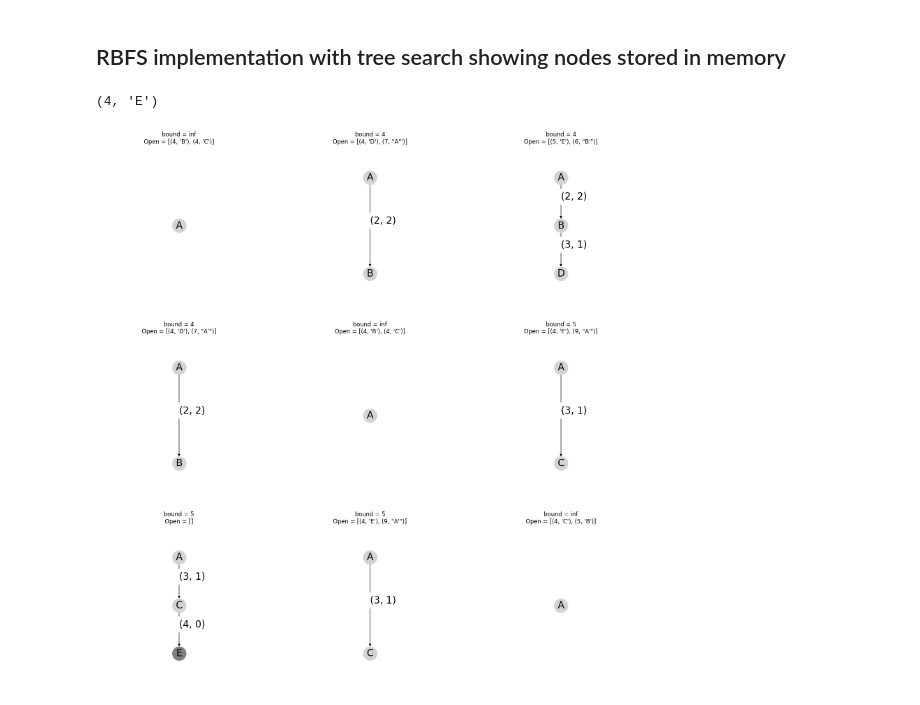
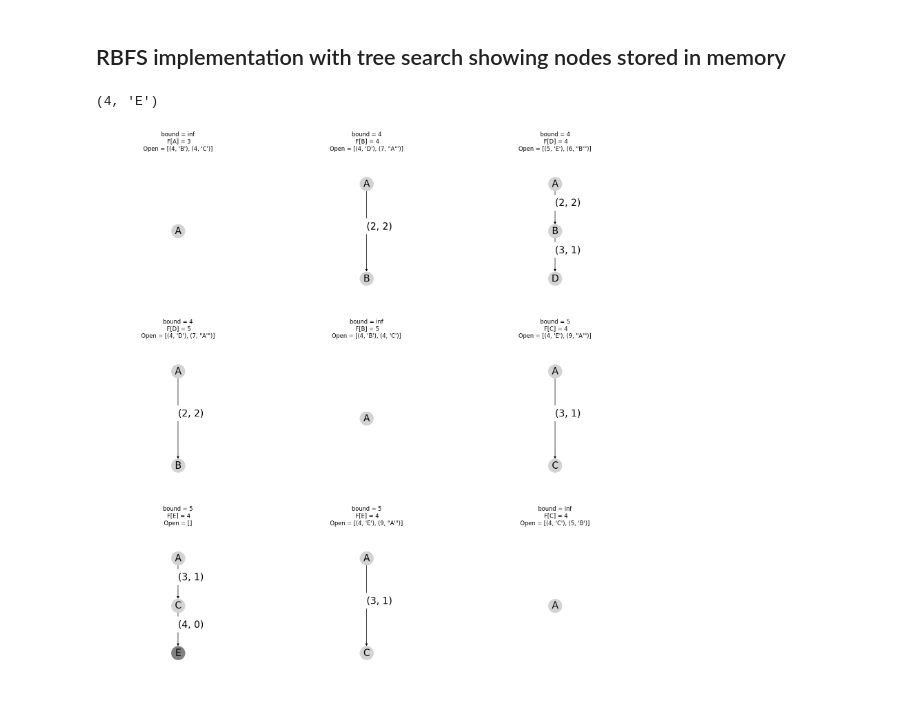
Before and after one commit to jorcisai/SIN, a Jupyter notebook: block1/search/A star/rbfs.ipynb, the cells around one changed output. Drawn from its saved outputs; the diff is of its cells as text; code cells hidden in the pictures.

```diff
--- a/block1/search/A star/rbfs.ipynb
+++ b/block1/search/A star/rbfs.ipynb
@@ -89,11 +89,11 @@ nrows=3; ncols=3
 fig, _ = plt.subplots(nrows=nrows, ncols=ncols, figsize=(20, 20))
 axes = iter(fig.axes)
 
-def draw_graph(DG, DW, source, Open, bound, target=[],):
+def draw_graph(DG, DW, source, s, Fs, Open, bound, target=[],):
   nxDG=nx.DiGraph(DG)
   ax = next(axes)
   ax.margins(0.25,0.25)
-  title="bound = " + str(bound) + "\n" + "Open = " +  str(Open)
+  title="bound = " + str(bound) + "\n" + " F[" + s + "] = " + str(Fs) + "\n" + "Open = " +  str(Open)
   ax.set_title(title)
   pos_nodes = nx.nx_agraph.pygraphviz_layout(nxDG,prog='dot',root=source)
   nx.draw(nxDG,pos=pos_nodes, ax=ax, with_labels=True, node_color="lightgray", node_size=800, font_size=20)
@@ -106,37 +106,37 @@ import heapq
 
 def bt(G, W, s, gs, Fs, h, bound, Target):
   if s[0] in Target:
-    draw_graph(DG, DW, source, [], bound, [s])
+    draw_graph(DG, DW, source, s, Fs, [], bound, [s])
     return (gs, s)
   Open = []
   for n in G[s[0]]:
     fn = gs + W[(s[0],n)] + h[n]
     while n in DG: n+="'"
     heapq.heappush(Open,(max(fn, Fs),n))
-  draw_graph(DG, DW, source, Open, bound)
+  draw_graph(DG, DW, source, s, Fs, Open, bound)
   Adj = DG[s]
   if Open == []: return (math.inf, None)
   while True:
     (bestf, bestn) = Open[0]
     if bestf > bound: return (bestf, None)
     if len(Open) > 1:
       nextf = Open[1][0]
     else:
       nextf = math.inf
     Adj.append(bestn); DG[s]=Adj; DG.update({bestn:[]}); DW.update({(s,bestn):(gs + W[(s[0],bestn[0])],h[bestn[0]])})
     (bestf,target) = bt(G,W,bestn,gs + W[(s,bestn)],bestf, h, min(bound, nextf),Target)
     Adj.remove(bestn); DG[s]=Adj; del DG[bestn]; del DW[(s,bestn)]
-    draw_graph(DG, DW, source, Open, bound)
+    draw_graph(DG, DW, source, bestn, bestf, Open, bound)
     if target != None: return (bestf,target)
     Open[0] = (bestf,bestn); heapq._siftup(Open,0)
 
 def rbfs(G, W, s, h, Target):
   gs = 0; fs = gs + h[s]; Fs = fs; bound = math.inf
   DG.update({s:[]})
   return bt(G, W, s, 0, Fs, h, bound, Target)
 
 DG = {}; DW = {}
 print(rbfs(G,W,source,h,Target))
 # %% [output]
 (4, 'E')
-[figure, old version]
+[figure, new version]
```
Also changed, not shown: 1 other file.
